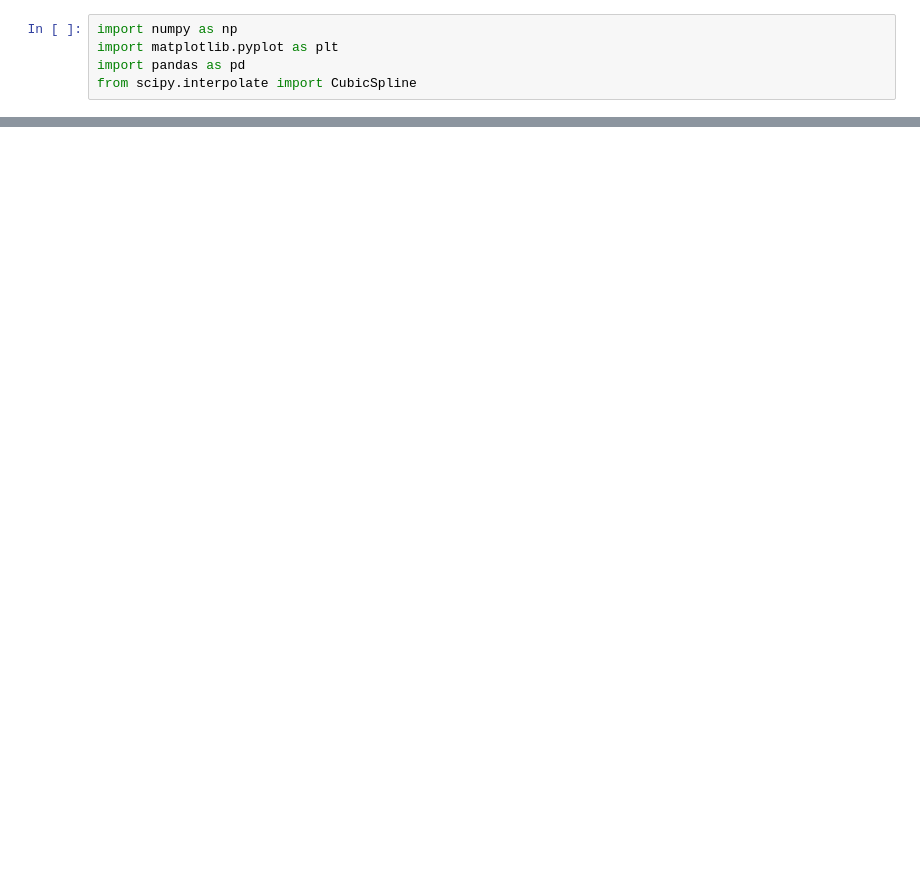
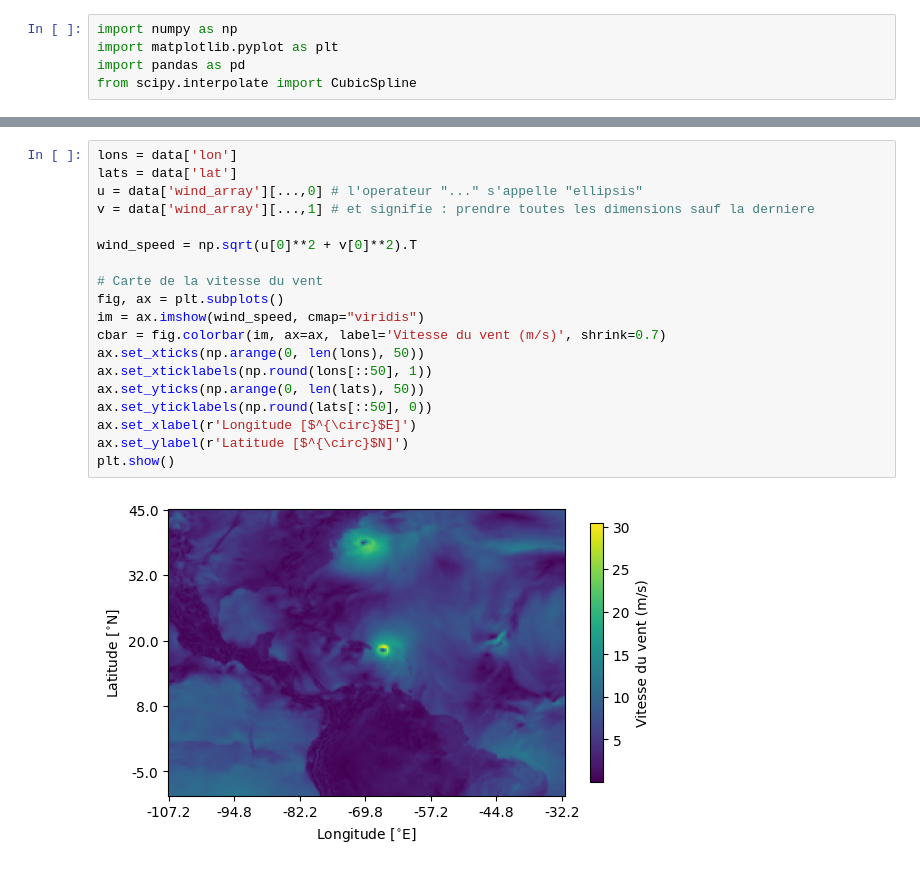
Before and after one commit to mattiasve/LBIR1271-TP7, a Jupyter notebook: TP7_comments.ipynb, the cells around one changed output, grey strips where cells are left out. Drawn from its saved outputs; the diff is of its cells as text; blank space fills up the shorter version.

```diff
--- a/TP7_comments.ipynb
+++ b/TP7_comments.ipynb
@@ -73,0 +96,21 @@ Avec les slices de NumPy, l'approche pour les valeurs aux frontières est la mê
+# %%
+lons = data['lon']
+lats = data['lat']
+u = data['wind_array'][...,0] # l'operateur "..." s'appelle "ellipsis"
+v = data['wind_array'][...,1] # et signifie : prendre toutes les dimensions sauf la derniere
+
+wind_speed = np.sqrt(u[0]**2 + v[0]**2).T
+
+# Carte de la vitesse du vent
+fig, ax = plt.subplots()
+im = ax.imshow(wind_speed, cmap="viridis")
+cbar = fig.colorbar(im, ax=ax, label='Vitesse du vent (m/s)', shrink=0.7)
+ax.set_xticks(np.arange(0, len(lons), 50))
+ax.set_xticklabels(np.round(lons[::50], 1))
+ax.set_yticks(np.arange(0, len(lats), 50))
+ax.set_yticklabels(np.round(lats[::50], 0))
+ax.set_xlabel(r'Longitude [$^{\circ}$E]')
+ax.set_ylabel(r'Latitude [$^{\circ}$N]')
+plt.show()
+# %% [output]
+[figure, added]
```
Also changed, not shown: parts of 18 cells of this notebook, 1 other file.
